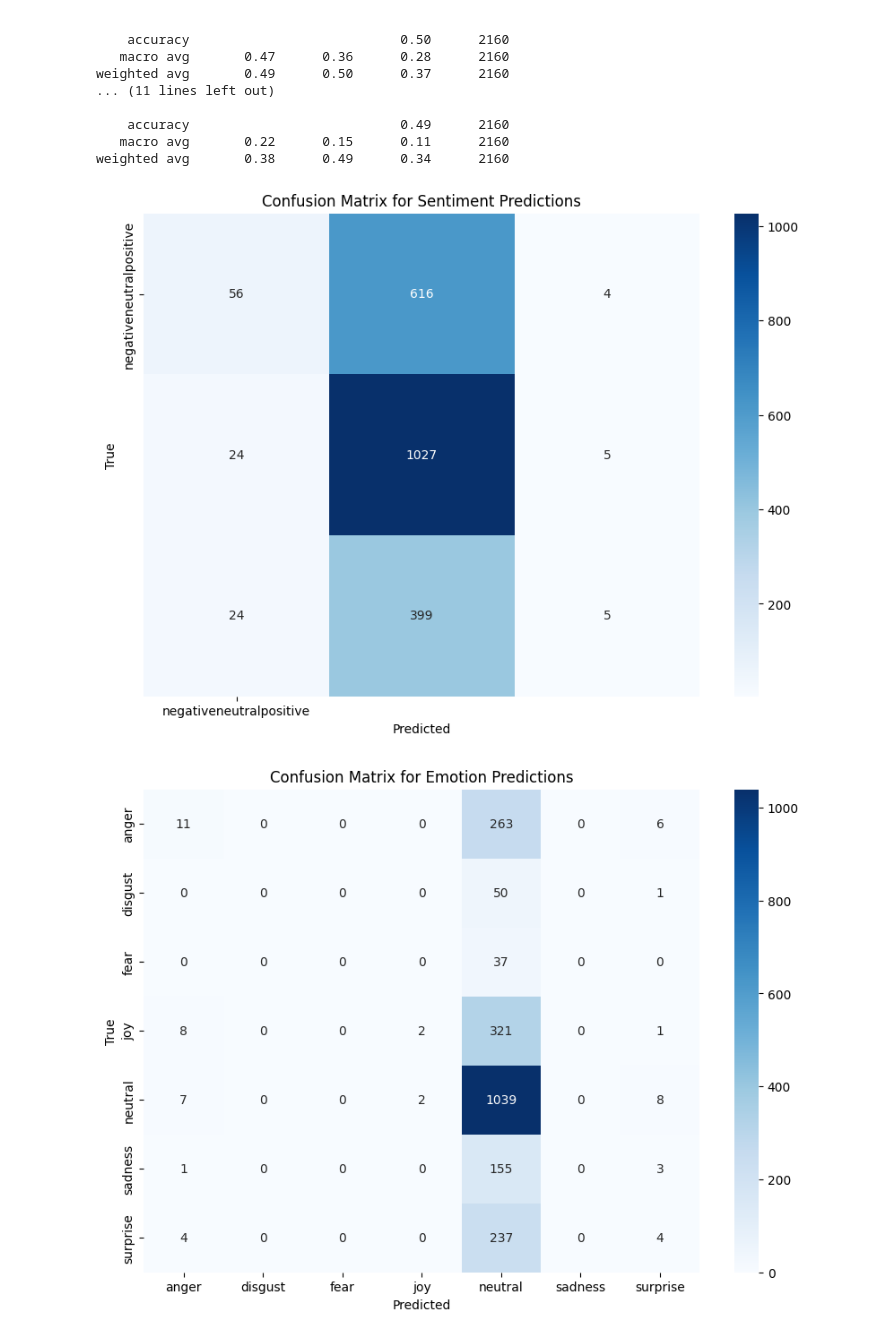
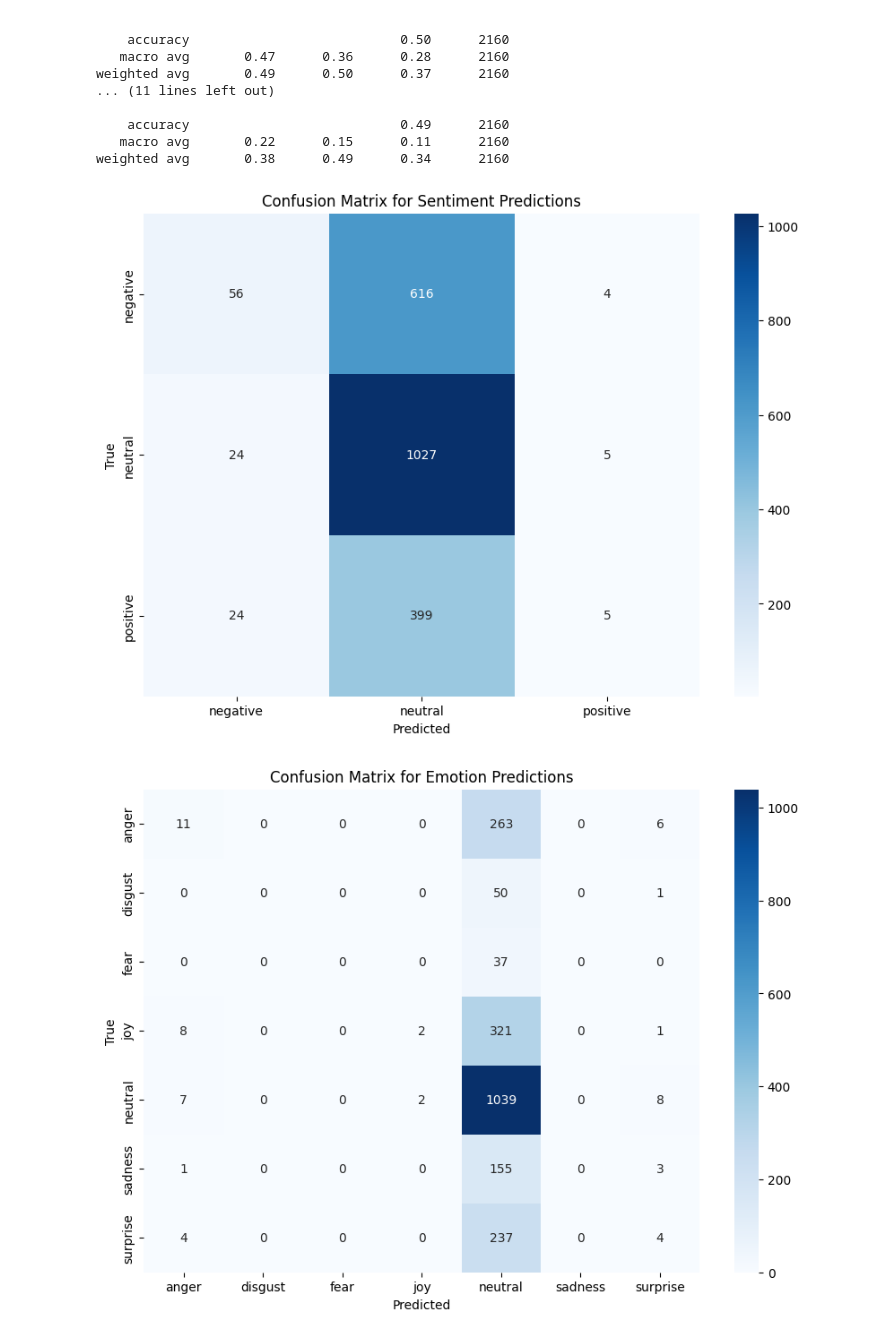
Before and after one commit to xylarshayu/msa-pluto, a Jupyter notebook: MSA_2023 (2).ipynb, the cells around one changed output. Drawn from its saved outputs; the diff is of its cells as text; code cells hidden in the pictures.

```diff
--- a/MSA_2023 (2).ipynb
+++ b/MSA_2023 (2).ipynb
@@ -847,23 +847,21 @@ weighted avg       0.38      0.49      0.34      2160
 # %%
 import seaborn as sns
 from sklearn.metrics import confusion_matrix
 import matplotlib.pyplot as plt
 sentiment_cm = confusion_matrix(sentiment_labels, sentiment_preds)
 emotion_cm = confusion_matrix(emotion_labels, emotion_preds)
 
-# Define class names if you have them
-# Update these lists according to your sentiment and emotion classes
-sentiment_classes = ['negative' 'neutral' 'positive']
+sentiment_classes = ['negative', 'neutral', 'positive']
 emotion_classes = ['anger', 'disgust', 'fear', 'joy', 'neutral', 'sadness', 'surprise']
 
 plt.figure(figsize=(10,7))
 sns.heatmap(sentiment_cm, annot=True, fmt='d', cmap='Blues', xticklabels=sentiment_classes, yticklabels=sentiment_classes)
 plt.title('Confusion Matrix for Sentiment Predictions')
 plt.xlabel('Predicted')
 plt.ylabel('True')
 plt.show()
 # %% [output]
-[figure, old version]
+[figure, new version]
 # %%
 plt.figure(figsize=(10,7))
 sns.heatmap(emotion_cm, annot=True, fmt='d', cmap='Blues', xticklabels=emotion_classes, yticklabels=emotion_classes)
```
